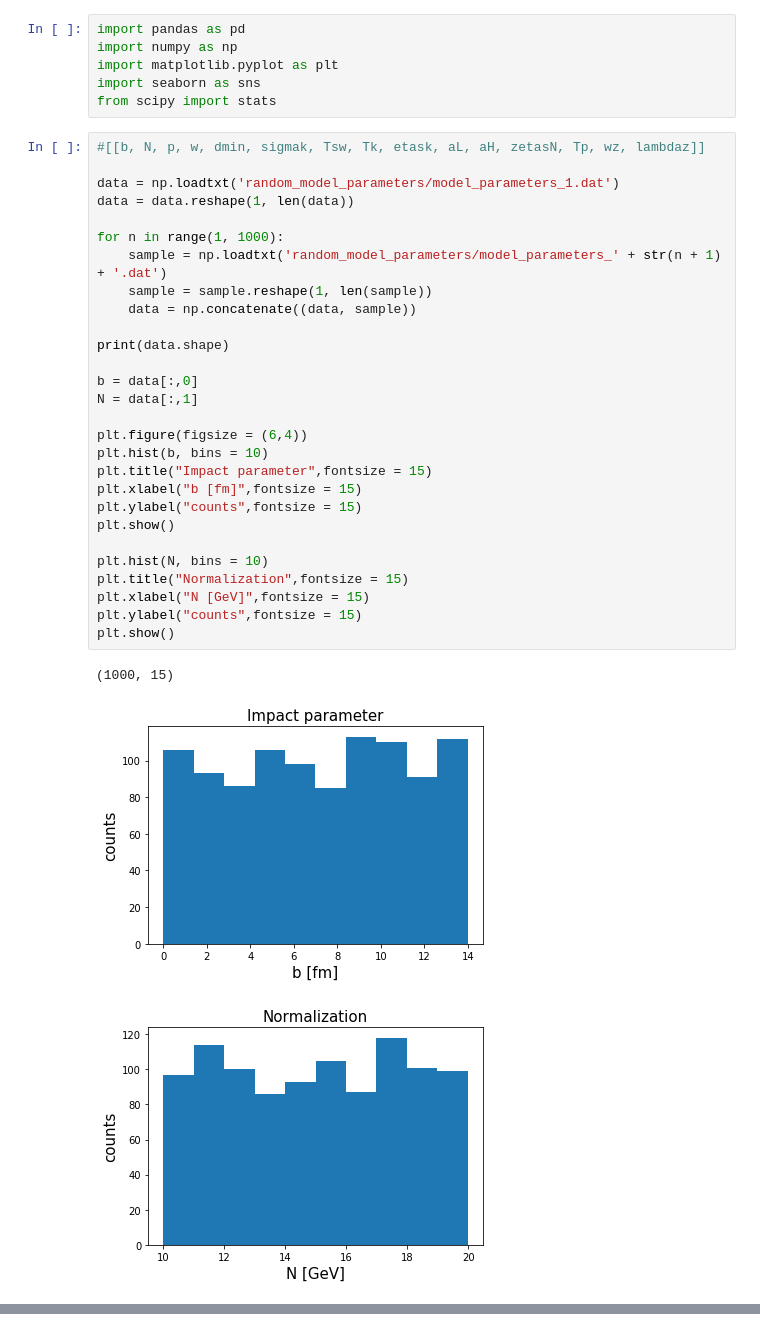
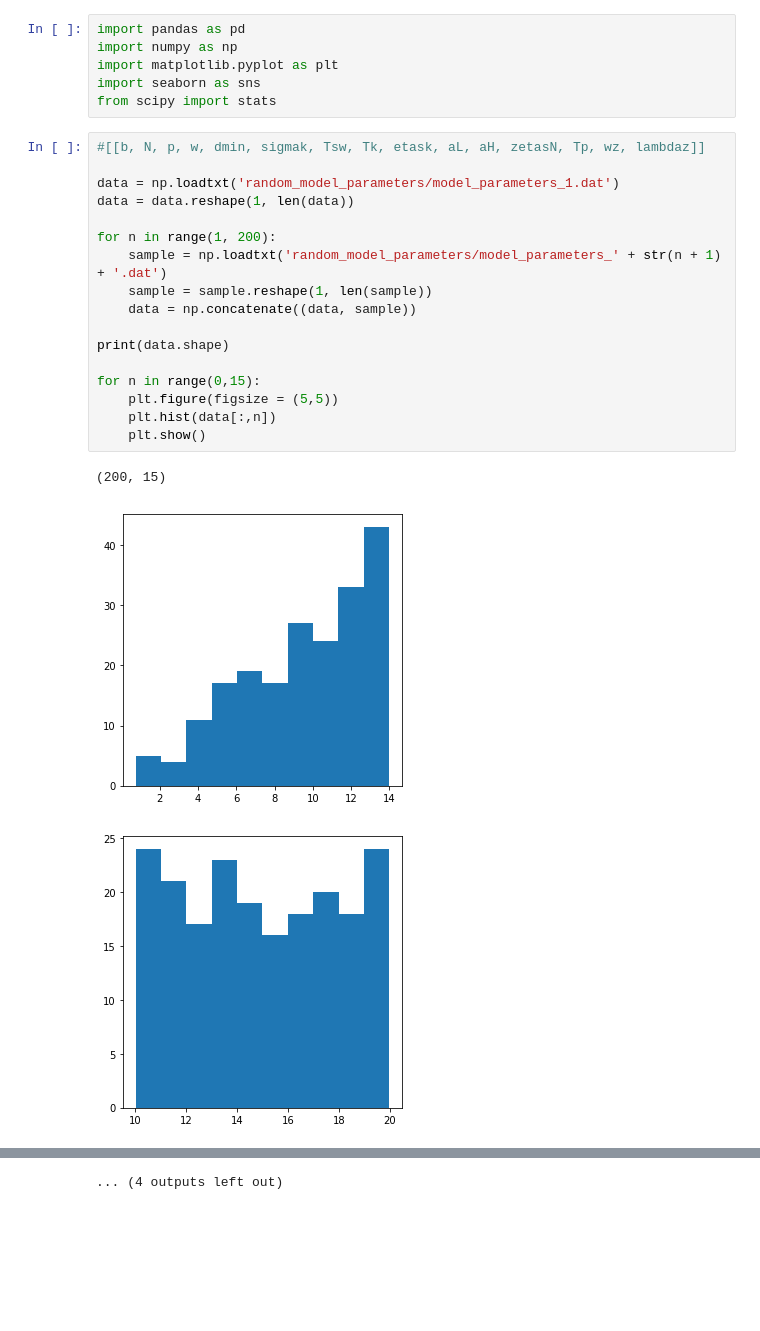
Before and after one commit to mjmcnelis/cpu_vah, a Jupyter notebook: python/parameter_distributions.ipynb, the cells around one changed output, grey strips where cells are left out. Saved outputs shown, nothing was run; the diff lists cells and outputs as text; blank space fills up the shorter version.

```diff
--- a/python/parameter_distributions.ipynb
+++ b/python/parameter_distributions.ipynb
@@ -7,32 +7,21 @@ from scipy import stats
 # %%
 #[[b, N, p, w, dmin, sigmak, Tsw, Tk, etask, aL, aH, zetasN, Tp, wz, lambdaz]]
 
 data = np.loadtxt('random_model_parameters/model_parameters_1.dat')
 data = data.reshape(1, len(data))
 
-for n in range(1, 1000):
+for n in range(1, 200):
     sample = np.loadtxt('random_model_parameters/model_parameters_' + str(n + 1) + '.dat')
     sample = sample.reshape(1, len(sample))
     data = np.concatenate((data, sample))
 
 print(data.shape)
 
-b = data[:,0]
-N = data[:,1]
-
-plt.figure(figsize = (6,4))
-plt.hist(b, bins = 10)
-plt.title("Impact parameter",fontsize = 15)
-plt.xlabel("b [fm]",fontsize = 15)
-plt.ylabel("counts",fontsize = 15)
-plt.show()
-
-plt.hist(N, bins = 10)
-plt.title("Normalization",fontsize = 15)
-plt.xlabel("N [GeV]",fontsize = 15)
-plt.ylabel("counts",fontsize = 15)
-plt.show()
+for n in range(0,15):
+    plt.figure(figsize = (5,5))
+    plt.hist(data[:,n])
+    plt.show()
 # %% [output]
-(1000, 15)
+(200, 15)
-[figure, old version]
+[figure, new version]
-[figure, old version]
+[figure, new version]
@@ -38,0 +37 @@ plt.show()
+... (4 outputs left out)
```
Also changed, not shown: parts of 1 cell of this notebook, 9 other files.
